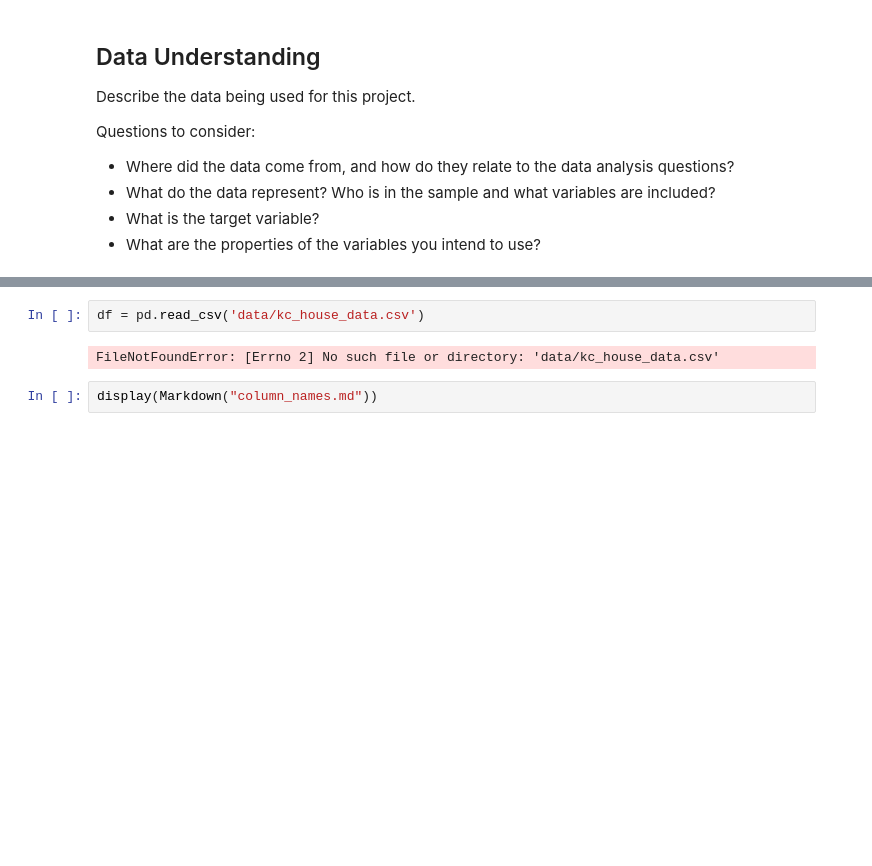
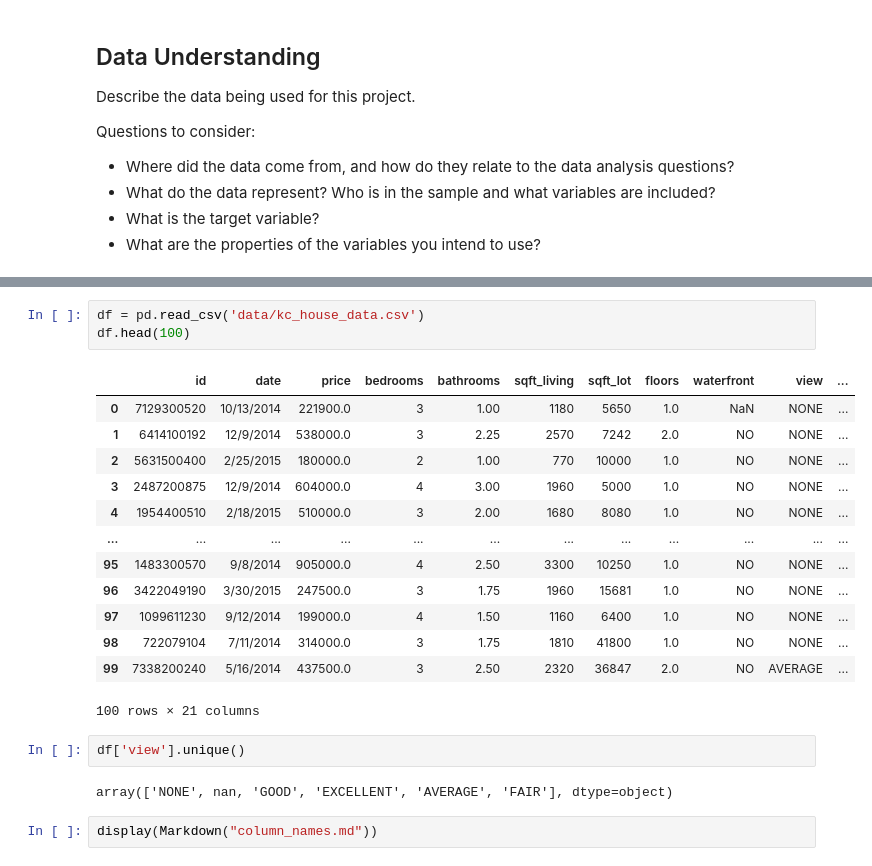
Before and after one commit to litzysj/King-County-Real-Estate-Analysis, a Jupyter notebook: Sandbox Notebook.ipynb, the cells around one changed output, grey strips where cells are left out. Saved outputs shown, nothing was run; the diff lists cells and outputs as text; blank space fills up the shorter version.

Commit message:
Process of analyzing data

```diff
--- a/Sandbox Notebook.ipynb
+++ b/Sandbox Notebook.ipynb
@@ -31,7 +44,24 @@ from IPython.display import Markdown, display
 # %%
 df = pd.read_csv('data/kc_house_data.csv')
+df.head(100)
 # %% [output]
+|  | id | date | price | bedrooms | bathrooms | sqft_living | sqft_lot | floors | waterfront | view | ... |
+| 0 | 7129300520 | 10/13/2014 | 221900.0 | 3 | 1.00 | 1180 | 5650 | 1.0 | NaN | NONE | ... |
+| 1 | 6414100192 | 12/9/2014 | 538000.0 | 3 | 2.25 | 2570 | 7242 | 2.0 | NO | NONE | ... |
+| 2 | 5631500400 | 2/25/2015 | 180000.0 | 2 | 1.00 | 770 | 10000 | 1.0 | NO | NONE | ... |
+| 3 | 2487200875 | 12/9/2014 | 604000.0 | 4 | 3.00 | 1960 | 5000 | 1.0 | NO | NONE | ... |
+| 4 | 1954400510 | 2/18/2015 | 510000.0 | 3 | 2.00 | 1680 | 8080 | 1.0 | NO | NONE | ... |
+| ... | ... | ... | ... | ... | ... | ... | ... | ... | ... | ... | ... |
+| 95 | 1483300570 | 9/8/2014 | 905000.0 | 4 | 2.50 | 3300 | 10250 | 1.0 | NO | NONE | ... |
+| 96 | 3422049190 | 3/30/2015 | 247500.0 | 3 | 1.75 | 1960 | 15681 | 1.0 | NO | NONE | ... |
+| 97 | 1099611230 | 9/12/2014 | 199000.0 | 4 | 1.50 | 1160 | 6400 | 1.0 | NO | NONE | ... |
+| 98 | 722079104 | 7/11/2014 | 314000.0 | 3 | 1.75 | 1810 | 41800 | 1.0 | NO | NONE | ... |
+| 99 | 7338200240 | 5/16/2014 | 437500.0 | 3 | 2.50 | 2320 | 36847 | 2.0 | NO | AVERAGE | ... |
-FileNotFoundError: [Errno 2] No such file or directory: 'data/kc_house_data.csv'
+100 rows × 21 columns
+# %%
+df['view'].unique()
+# %% [output]
+array(['NONE', nan, 'GOOD', 'EXCELLENT', 'AVERAGE', 'FAIR'], dtype=object)
 # %%
 display(Markdown("column_names.md"))
 # %% [output]
```
Also changed, not shown: parts of 31 cells of this notebook.
